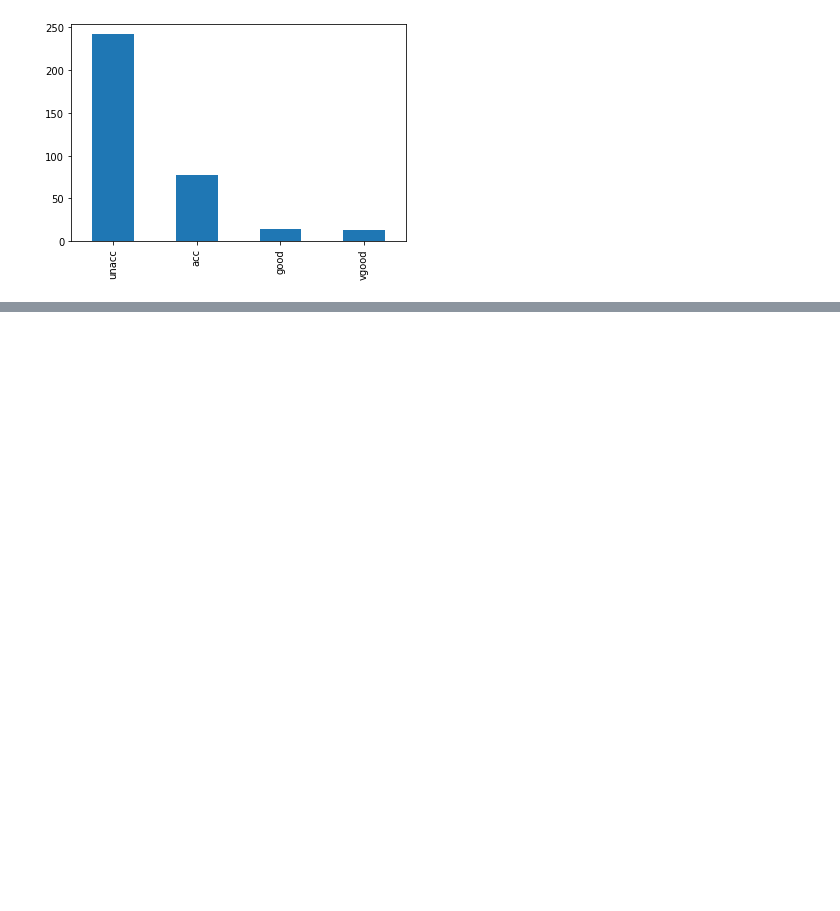
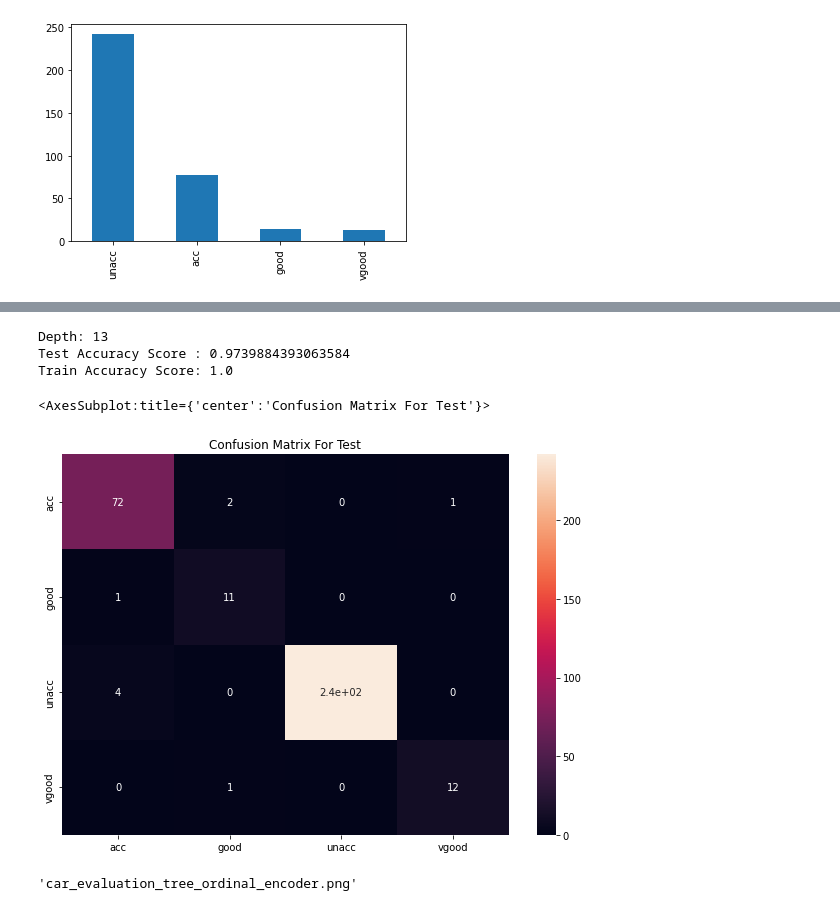
Before and after one commit to JJLEE-20194099/machine_learning_from_zero_to_hero_course, a Jupyter notebook: Descision Tree/car_evaluation_decision_tree_using_sklearn.ipynb, the cells around one changed output, grey strips where cells are left out. Saved outputs shown, nothing was run; the diff lists cells and outputs as text; code cells hidden in the pictures; blank space fills up the shorter version.

Commit message:
Update Decision Tree

```diff
--- a/Descision Tree/car_evaluation_decision_tree_using_sklearn.ipynb
+++ b/Descision Tree/car_evaluation_decision_tree_using_sklearn.ipynb
@@ -79,0 +76,9 @@ len(car_test_df[car_test_df.iloc[:, -1] == 'vgood'])
+# %%
+import category_encoders as ce
+
+encoder = ce.OrdinalEncoder(cols = car_train_df.columns[:-1])
+car_train_data = encoder.fit_transform(car_train_df.iloc[:, :-1]).to_numpy()
+car_train_target = car_train_df.iloc[:, -1].to_numpy()
+
+car_test_data = encoder.fit_transform(car_test_df.iloc[:, :-1]).to_numpy()
+car_test_target = car_test_df.iloc[:, -1].to_numpy()
@@ -79,0 +95,22 @@ len(car_test_df[car_test_df.iloc[:, -1] == 'vgood'])
+# %%
+decision_tree_clf = tree.DecisionTreeClassifier(criterion='entropy')
+decision_tree_clf.fit(car_train_data, car_train_target)
+y_pred = decision_tree_clf.predict(car_test_data)
+
+print("Depth:", decision_tree_clf.get_depth())
+print("Test Accuracy Score :", accuracy_score(y_pred, car_test_target))
+print("Train Accuracy Score:", accuracy_score(decision_tree_clf.predict(car_train_data), car_train_target))
+# %% [output]
+Depth: 13
+Test Accuracy Score : 0.9739884393063584
+Train Accuracy Score: 1.0
+# %%
+c_matrix = confusion_matrix(y_pred, car_test_target)
+labels = np.unique(car_test_target).tolist()
+c_matrix_df = pd.DataFrame(c_matrix, index = labels, columns=labels)
+plt.figure(figsize=(10, 7))
+plt.title("Confusion Matrix For Test")
+sns.heatmap(c_matrix_df, annot=True)
+# %% [output]
+<AxesSubplot:title={'center':'Confusion Matrix For Test'}>
+[figure, added]
@@ -80,3 +121,9 @@ len(car_test_df[car_test_df.iloc[:, -1] == 'vgood'])
+# %%
+from graphviz import Source
+s = Source.from_file(dot_file_output_path)
+s.render('car_evaluation_tree_ordinal_encoder', format='png',view=True)
+# %% [output]
+'car_evaluation_tree_ordinal_encoder.png'
 # %%
 car_train_data = pd.get_dummies(car_train_df.iloc[:, :-1], drop_first=True).to_numpy()
 car_train_target = car_train_df.iloc[:, -1].to_numpy()
```
Also changed, not shown: parts of 10 cells of this notebook, 12 other files.
